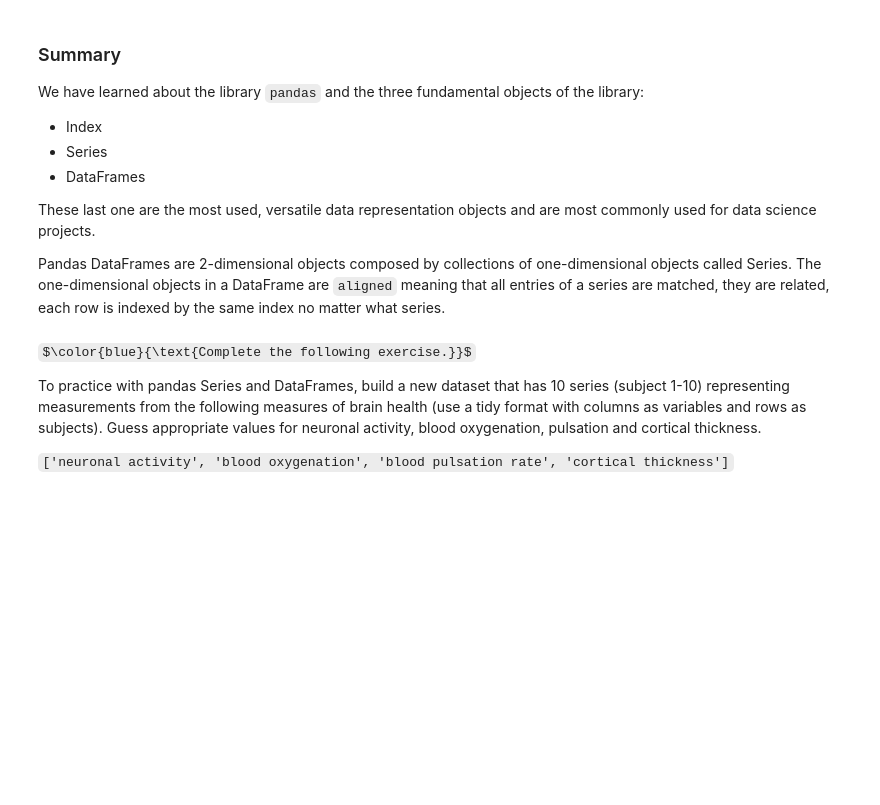
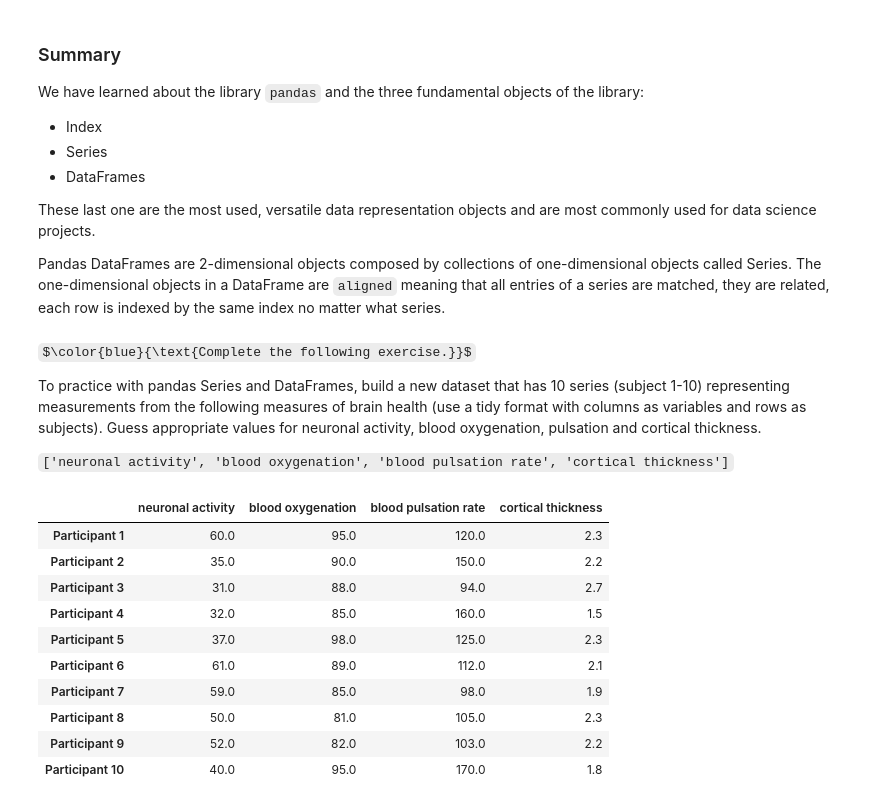
Before and after one commit to serlinec/PythonTutorials, a Jupyter notebook: tutorial015-Pandas-Introduction.ipynb, the cells around one changed output. Saved outputs shown, nothing was run; the diff lists cells and outputs as text; code cells hidden in the pictures; some formulas as TeX source; blank space fills up the shorter version.

```diff
--- a/tutorial015-Pandas-Introduction.ipynb
+++ b/tutorial015-Pandas-Introduction.ipynb
@@ -353,3 +577,89 @@ $\color{blue}{\text{Complete the following exercise.}}$
 To practice with pandas Series and DataFrames, build a new dataset that has 10 series (subject 1-10) representing measurements from the following measures of brain health (use a tidy format with columns as variables and rows as subjects). Guess appropriate values for neuronal activity, blood oxygenation, pulsation and cortical thickness.
 
 `['neuronal activity', 'blood oxygenation', 'blood pulsation rate', 'cortical thickness']`
+# %%
+# subjects
+
+participant_01 = {'neuronal activity': 60,
+              'blood oxygenation': 95,
+              'blood pulsation rate': 120,
+              'cortical thickness': 2.3}
+participant01_series = pd.Series(participant_01)
+
+participant_02 = {'neuronal activity': 35,
+              'blood oxygenation': 90,
+              'blood pulsation rate': 150,
+              'cortical thickness': 2.2}
+participant02_series = pd.Series(participant_02)
+
+participant_03 = {'neuronal activity': 31,
+              'blood oxygenation': 88,
+              'blood pulsation rate': 94,
+              'cortical thickness': 2.7}
+participant03_series = pd.Series(participant_03)
+
+participant_04 = {'neuronal activity': 32,
+              'blood oxygenation': 85,
+              'blood pulsation rate': 160,
+              'cortical thickness': 1.5}
+participant04_series = pd.Series(participant_04)
+
+participant_05 = {'neuronal activity': 37,
+              'blood oxygenation': 98,
+              'blood pulsation rate': 125,
+              'cortical thickness': 2.3}
+participant05_series = pd.Series(participant_05)
+
+participant_06 = {'neuronal activity': 61,
+              'blood oxygenation': 89,
+              'blood pulsation rate': 112,
+              'cortical thickness': 2.1}
+participant06_series = pd.Series(participant_06)
+
+participant_07 = {'neuronal activity': 59,
+              'blood oxygenation': 85,
+              'blood pulsation rate': 98,
+              'cortical thickness': 1.9}
+participant07_series = pd.Series(participant_07)
+
+participant_08 = {'neuronal activity': 50,
+              'blood oxygenation': 81,
+              'blood pulsation rate': 105,
+              'cortical thickness': 2.3}
+participant08_series = pd.Series(participant_08)
+
+participant_09 = {'neuronal activity':52,
+              'blood oxygenation': 82,
+              'blood pulsation rate': 103,
+              'cortical thickness': 2.2}
+participant09_series = pd.Series(participant_09)
+
+participant_10 = {'neuronal activity': 40,
+              'blood oxygenation': 95,
+              'blood pulsation rate': 170,
+              'cortical thickness': 1.8}
+participant10_series = pd.Series(participant_10)
+
+#dictionary
+
+dict = {'Participant 1': participant01_series, 'Participant 2': participant02_series, 'Participant 3': participant03_series,
+       'Participant 4': participant04_series, 'Participant 5': participant05_series, 'Participant 6': participant06_series,
+       'Participant 7': participant07_series, 'Participant 8': participant08_series, 'Participant 9': participant09_series,
+       'Participant 10': participant10_series}
+
+#data frames
+
+data = pd.DataFrame(dict)
+data.T
+# %% [output]
+|  | neuronal activity | blood oxygenation | blood pulsation rate | cortical thickness |
+| Participant 1 | 60.0 | 95.0 | 120.0 | 2.3 |
+| Participant 2 | 35.0 | 90.0 | 150.0 | 2.2 |
+| Participant 3 | 31.0 | 88.0 | 94.0 | 2.7 |
+| Participant 4 | 32.0 | 85.0 | 160.0 | 1.5 |
+| Participant 5 | 37.0 | 98.0 | 125.0 | 2.3 |
+| Participant 6 | 61.0 | 89.0 | 112.0 | 2.1 |
+| Participant 7 | 59.0 | 85.0 | 98.0 | 1.9 |
+| Participant 8 | 50.0 | 81.0 | 105.0 | 2.3 |
+| Participant 9 | 52.0 | 82.0 | 103.0 | 2.2 |
+| Participant 10 | 40.0 | 95.0 | 170.0 | 1.8 |
```
Also changed, not shown: parts of 26 cells of this notebook.
